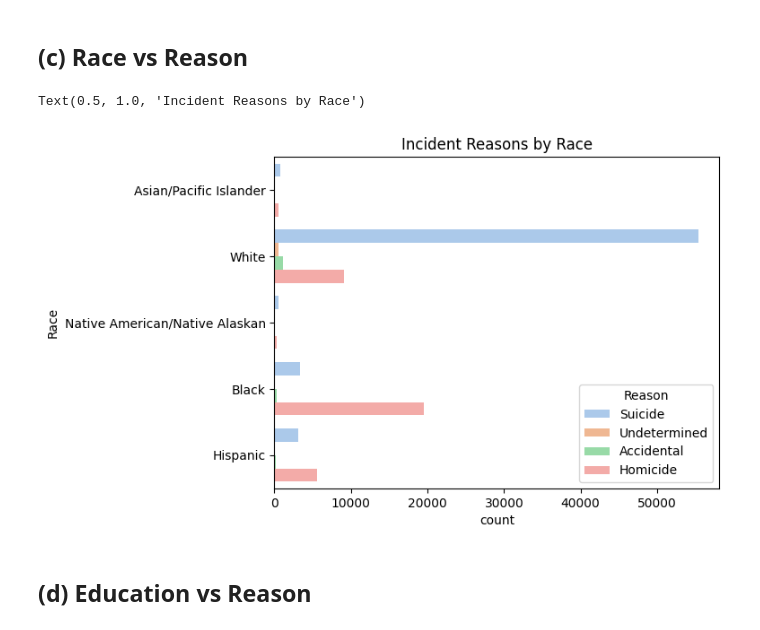
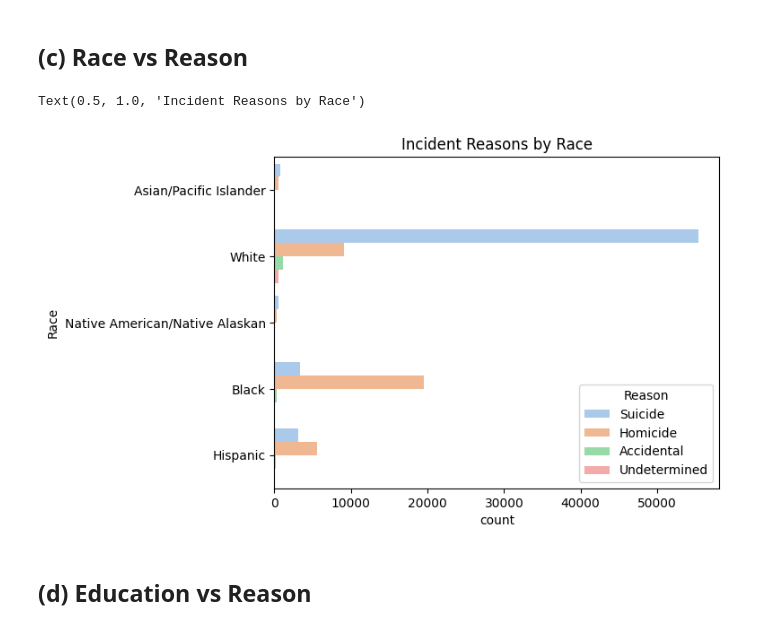
Before and after one commit to beckhamtoh/CS3244-Gun-Violence, a Jupyter notebook: notebooks/02_eda.ipynb, the cells around one changed output. Saved outputs shown, nothing was run; the diff lists cells and outputs as text; code cells hidden in the pictures.

```diff
--- a/notebooks/02_eda.ipynb
+++ b/notebooks/02_eda.ipynb
@@ -169,11 +172,11 @@ Text(0.5, 1.0, 'Incident Reason by Sex')
 # %% [markdown]
 ## (c) Race vs Reason
 # %%
-sns.countplot(y='Race', hue='Reason', data=df, palette = 'pastel')
+sns.countplot(y='Race', hue='Reason', data=df, palette = 'pastel', hue_order=['Suicide', 'Homicide', 'Accidental', 'Undetermined'])
 plt.title("Incident Reasons by Race")
 # %% [output]
 Text(0.5, 1.0, 'Incident Reasons by Race')
-[figure, old version]
+[figure, new version]
 # %% [markdown]
 ## (d) Education vs Reason
 # %%
```
Also changed, not shown: parts of 20 cells of this notebook.
